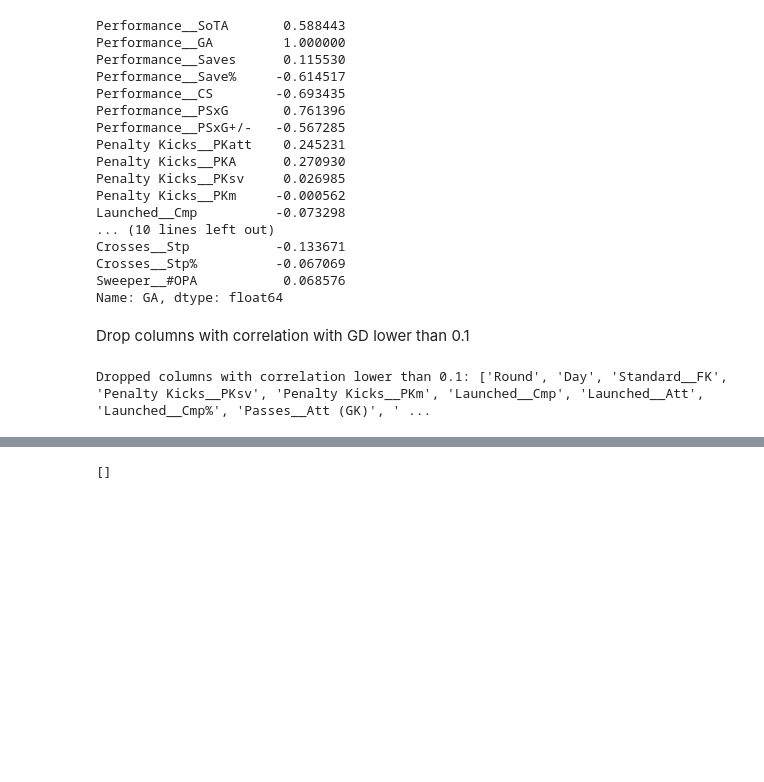
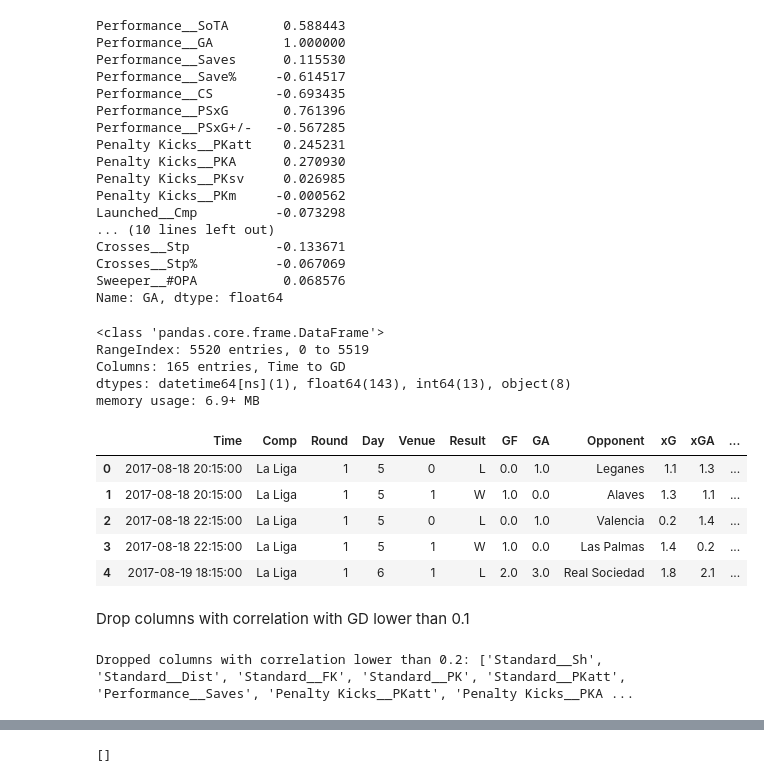
Before and after one commit to DSAI-Creator/Football-Match-Prediction, a Jupyter notebook: src/eda/eda.ipynb, the cells around one changed output, grey strips where cells are left out. Saved outputs shown, nothing was run; the diff lists cells and outputs as text; code cells hidden in the pictures; blank space fills up the shorter version.

```diff
--- a/src/eda/eda.ipynb
+++ b/src/eda/eda.ipynb
@@ -633,3 +609,12 @@ Crosses__Stp           -0.133671
 Crosses__Stp%          -0.067069
 Sweeper__#OPA           0.068576
 Name: GA, dtype: float64
+# %%
+df2.reset_index(drop=True, inplace=True)
+df2.info()
+# %% [output]
+<class 'pandas.core.frame.DataFrame'>
+RangeIndex: 5520 entries, 0 to 5519
+Columns: 165 entries, Time to GD
+dtypes: datetime64[ns](1), float64(143), int64(13), object(8)
+memory usage: 6.9+ MB
@@ -636,7 +623,17 @@ Name: GA, dtype: float64
+# %%
+df2 = pd.read_csv('D:\dev\project\Football-Match-Prediction\data\processed/la_liga_data.csv')
+df2.head()
+# %% [output]
+|  | Time | Comp | Round | Day | Venue | Result | GF | GA | Opponent | xG | xGA | ... |
+| 0 | 2017-08-18 20:15:00 | La Liga | 1 | 5 | 0 | L | 0.0 | 1.0 | Leganes | 1.1 | 1.3 | ... |
+| 1 | 2017-08-18 20:15:00 | La Liga | 1 | 5 | 1 | W | 1.0 | 0.0 | Alaves | 1.3 | 1.1 | ... |
+| 2 | 2017-08-18 22:15:00 | La Liga | 1 | 5 | 0 | L | 0.0 | 1.0 | Valencia | 0.2 | 1.4 | ... |
+| 3 | 2017-08-18 22:15:00 | La Liga | 1 | 5 | 1 | W | 1.0 | 0.0 | Las Palmas | 1.4 | 0.2 | ... |
+| 4 | 2017-08-19 18:15:00 | La Liga | 1 | 6 | 1 | L | 2.0 | 3.0 | Real Sociedad | 1.8 | 2.1 | ... |
 # %% [markdown]
 Drop columns with correlation with GD lower than 0.1
 # %%
-threshold = 0.1  # Set your threshold value here
+threshold = 0.2  # Set your threshold value here
 
 # Get the correlation values for the 'GD' column
 gd_correlation = correlation_matrix['GD']
@@ -649,7 +646,7 @@ df2.drop(columns=low_correlation_cols, inplace=True)
 
 print(f"Dropped columns with correlation lower than {threshold}: {low_correlation_cols.tolist()}")
 # %% [output]
-Dropped columns with correlation lower than 0.1: ['Round', 'Day', 'Standard__FK', 'Penalty Kicks__PKsv', 'Penalty Kicks__PKm', 'Launched__Cmp', 'Launched__Att', 'Launched__Cmp%', 'Passes__Att (GK)', ' ...
+Dropped columns with correlation lower than 0.2: ['Standard__Sh', 'Standard__Dist', 'Standard__FK', 'Standard__PK', 'Standard__PKatt', 'Performance__Saves', 'Penalty Kicks__PKatt', 'Penalty Kicks__PKA ...
 # %%
 import numpy as np
 
```
Also changed, not shown: parts of 24 cells of this notebook, 3 other files.
